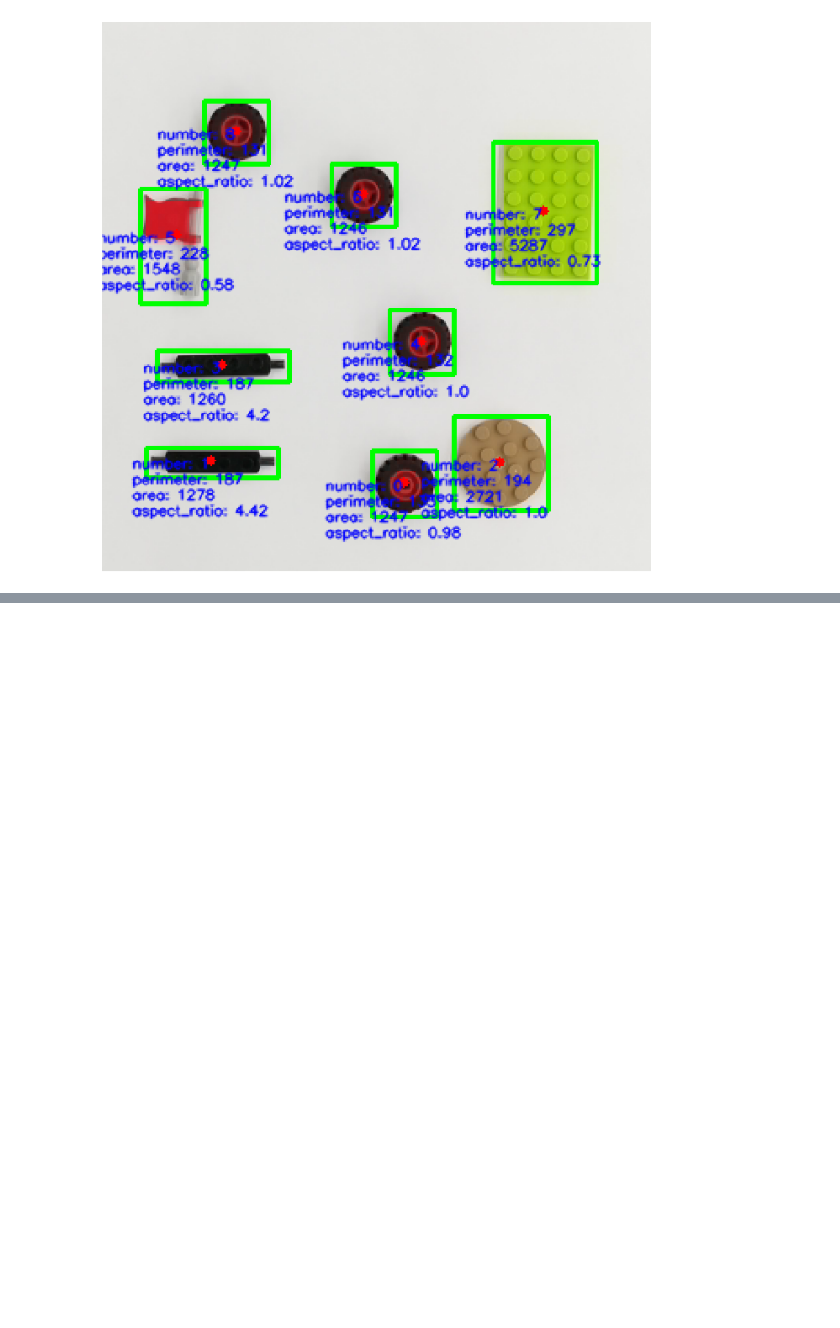
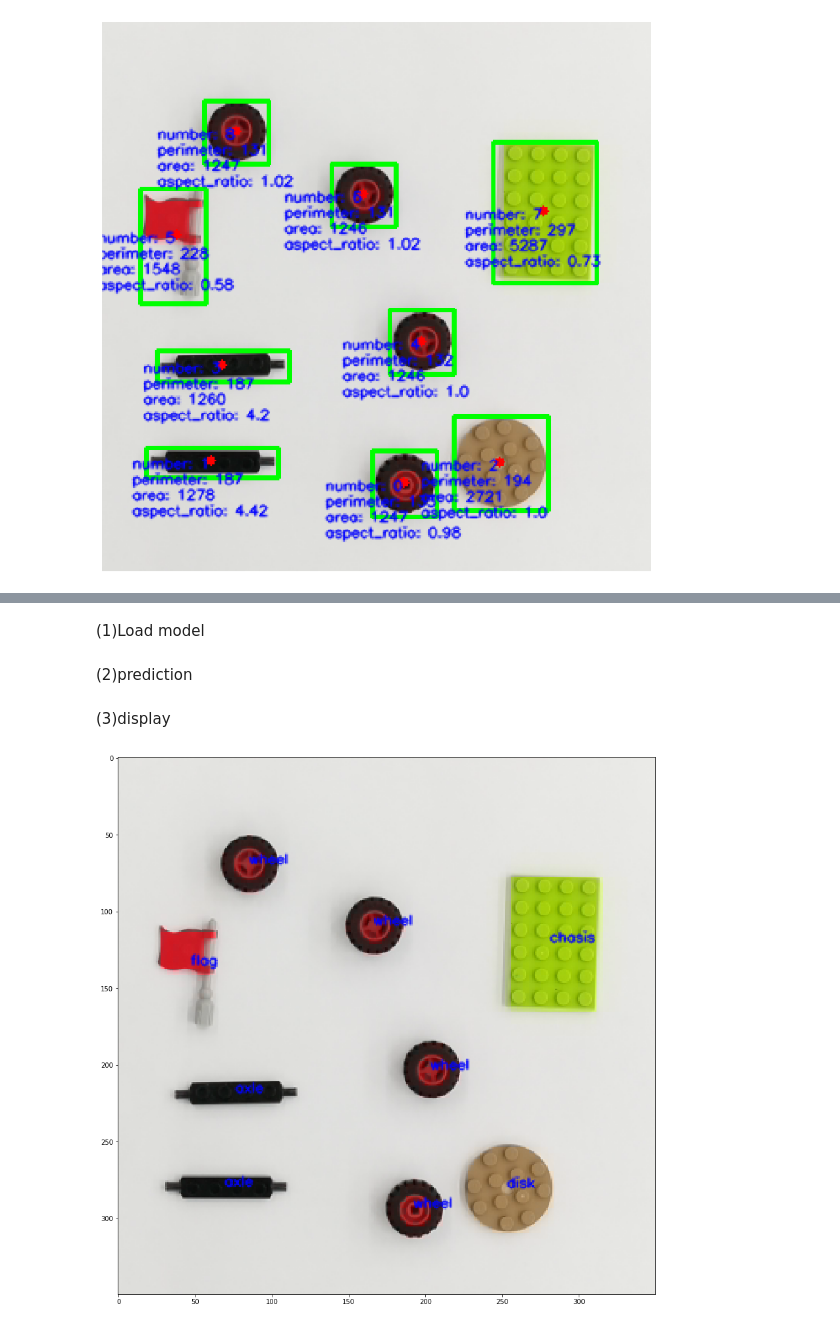
Before and after one commit to zyling1985/low-cost-vision-system-exercise, a Jupyter notebook: code_example.ipynb, the cells around one changed output, grey strips where cells are left out. Saved outputs shown, nothing was run; the diff lists cells and outputs as text; code cells hidden in the pictures; blank space fills up the shorter version.

```diff
--- a/code_example.ipynb
+++ b/code_example.ipynb
@@ -249,13 +303,13 @@ trainData_x=[]
 trainData_y=[]
 respones=[]
 
-plt.figure(figsize = (12,12))
+plt.figure(figsize = (ds,ds))
 
 for i in range(len(trainData_x_norm)):
     x=trainData_x_norm[i]
     y=trainData_y_norm[i]
-    for j in range(10):
-        [xr,yr]=gen_random2d(x,y,0.1)
+    for j in range(15):
+        [xr,yr]=gen_random2d(x,y,0.08)
         trainData_x.append(xr)
         trainData_y.append(yr)
         respones.append(tag[i])
@@ -326,0 +389,2 @@ with open(datafile_path, 'w+') as datafile_id:
+# %% [markdown]
+(1)Load model
@@ -326,0 +407,2 @@ with open(datafile_path, 'w+') as datafile_id:
+# %% [markdown]
+(2)prediction
@@ -326,0 +413,22 @@ with open(datafile_path, 'w+') as datafile_id:
+# %% [markdown]
+(3)display
+# %%
+parts_list=[]
+for i,contour in enumerate(contour_filter):
+
+    M = cv2.moments(contour)
+    cx = int(M['m10']/M['m00'])
+    cy = int(M['m01']/M['m00'])
+
+    newcomer=[area_list[i]/max(area_list),aspect_ratio_list[i]/max(aspect_ratio_list)]
+    newcomer_arr = np.array([newcomer]).astype(np.float32)
+
+    ret,results,neighbour,dist=knn.findNearest(newcomer_arr, 5)
+    img_new = cv2.putText(img_rgb ,number_tag[str(int(results[0][0]))],(cx,cy),cv2.FONT_HERSHEY_SIMPLEX ,0.3,(0,0,255),1,cv2.LINE_AA)
+    parts_list.append(number_tag[str(int(results[0][0]))])
+
+plt.figure(figsize = (15,15))
+plt.imshow(img_new)
+plt.show()
+# %% [output]
+[figure, added]
```
Also changed, not shown: parts of 63 cells of this notebook.
